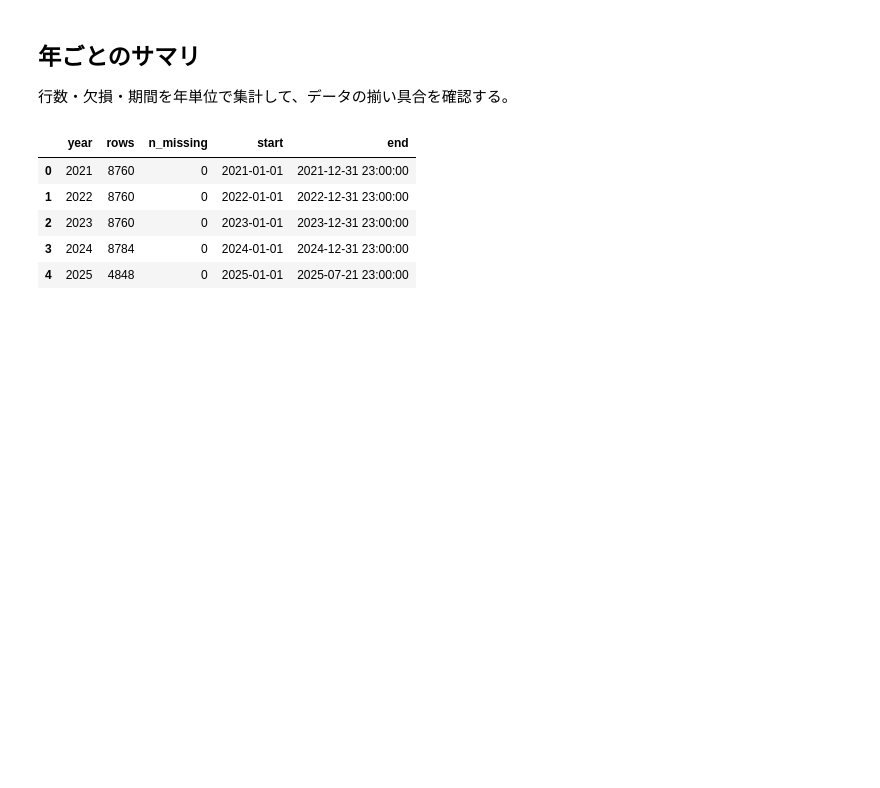
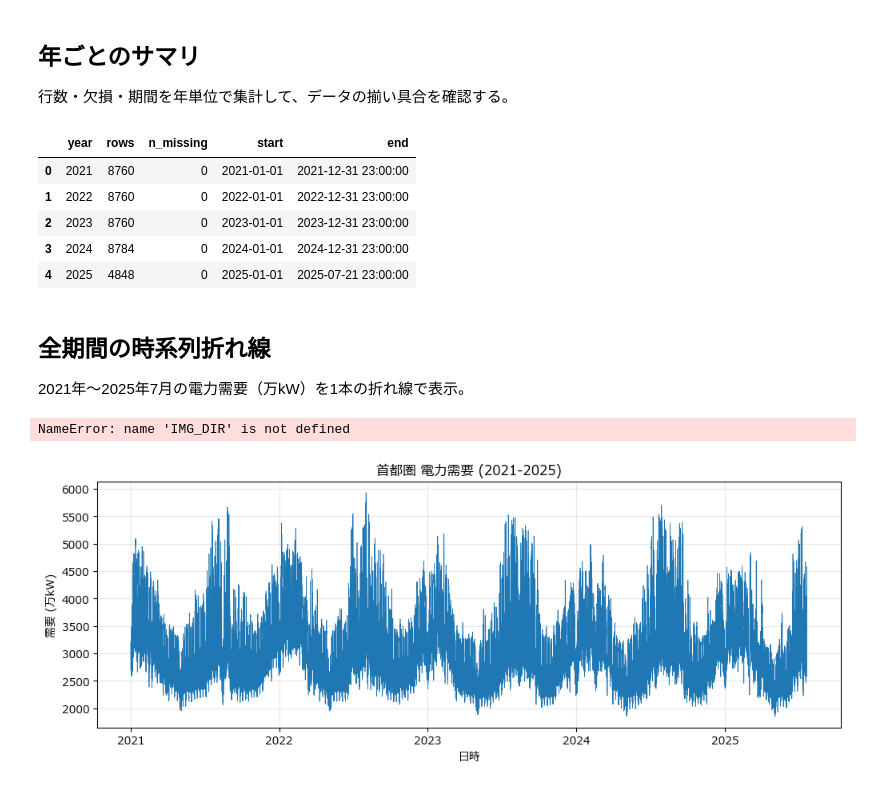
Before and after one commit to sugawarapepper66-droid/power-demand-analysis, a Jupyter notebook: notebooks/01_load_check.ipynb, the cells around one changed output. Saved outputs shown, nothing was run; the diff lists cells and outputs as text; code cells hidden in the pictures; blank space fills up the shorter version.

Commit message:
feat: add Stage 1 visualization charts (3-A to 3-E)

```diff
--- a/notebooks/01_load_check.ipynb
+++ b/notebooks/01_load_check.ipynb
@@ -5,11 +5,18 @@
 # %%
 from pathlib import Path
 import pandas as pd
+import matplotlib.pyplot as plt
+import seaborn as sns
+
+plt.rcPrams["font.family"]="Meiryo"
 
 PROJECT_ROOT = Path.cwd().parent
-RAW_DIR = PROJECT_ROOT/"data"/"raw"
+RAW_DIR = PROJECT_ROOT / "data" / "raw"
+IMG_DIR = PROJECT_ROOT / "docs" / "images"
+IMG_DIR.mkdir(parents=True, exist_ok=True)
 
 print("RAW_DIR:",RAW_DIR)
+print("IMG_DIR:",IMG_DIR)
 # %% [output]
 RAW_DIR: c:\Users\koudai.sugawara\power-demand-analysis\data\raw
 # %%
@@ -99,3 +106,23 @@ summary
 | 2 | 2023 | 8760 | 0 | 2023-01-01 | 2023-12-31 23:00:00 |
 | 3 | 2024 | 8784 | 0 | 2024-01-01 | 2024-12-31 23:00:00 |
 | 4 | 2025 | 4848 | 0 | 2025-01-01 | 2025-07-21 23:00:00 |
+# %% [markdown]
+## 全期間の時系列折れ線
+
+2021年〜2025年7月の電力需要（万kW）を1本の折れ線で表示。
+# %%
+plt.rcParams["font.family"] = "Meiryo"
+
+fig, ax = plt.subplots(figsize=(12,4))
+ax.plot(df_all["datetime"],df_all["demand"],linewidth=0.5)
+
+ax.set_title("首都圏 電力需要 (2021-2025)")
+ax.set_xlabel("日時")
+ax.set_ylabel("需要 (万kW)")
+ax.grid(True, alpha=0.3)
+
+fig.savefig(IMG_DIR / "01_full_timeseries.png", dpi=120, bbox_inches="tight")
+plt.show
+# %% [output]
+NameError: name 'IMG_DIR' is not defined
+[figure, added]
```
Also changed, not shown: parts of 11 cells of this notebook, 7 other files.
